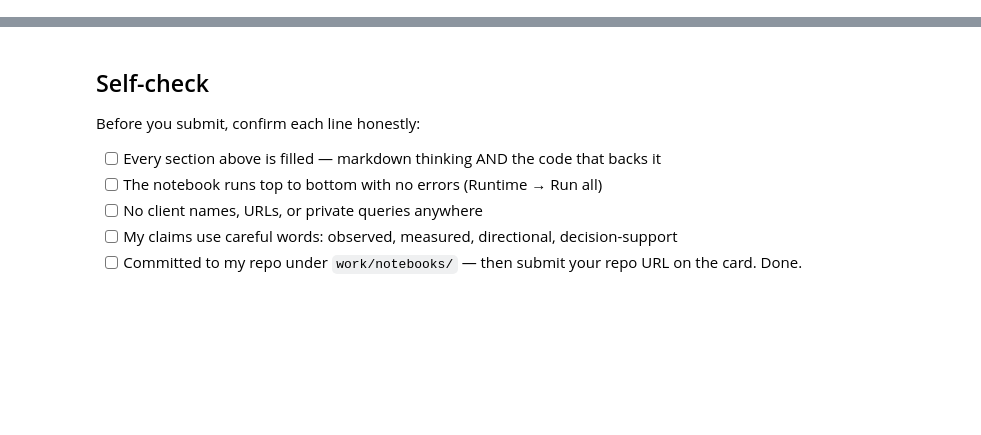
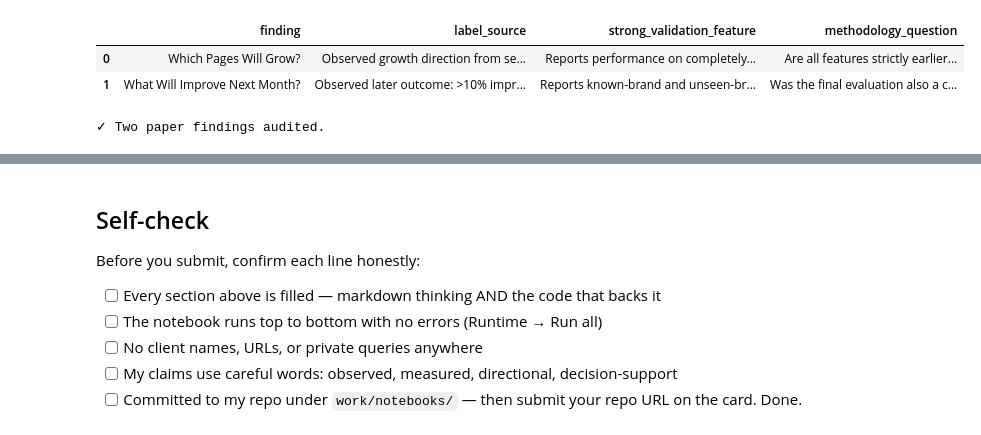
Before and after one commit to ShamKottish/FlyRankML, a Jupyter notebook: work/notebooks/w06_validation_audit.ipynb, the cells around one changed output, grey strips where cells are left out. Saved outputs shown, nothing was run; the diff lists cells and outputs as text; code cells hidden in the pictures; blank space fills up the shorter version.

```diff
--- a/work/notebooks/w06_validation_audit.ipynb
+++ b/work/notebooks/w06_validation_audit.ipynb
@@ -36,0 +311,42 @@ This skeleton is yours to fill. Work the sections **in order** — each one has
+# %%
+# This cell is for CODE (numbers, a query, a check).
+# Write your text answer in the cell ABOVE this one — typing sentences here breaks Run All.
+paper_audit = pd.DataFrame([
+    {
+        "finding": "Which Pages Will Grow?",
+        "label_source": (
+            "Observed growth direction from search-performance movement"
+        ),
+        "strong_validation_feature": (
+            "Reports performance on completely unseen brands"
+        ),
+        "methodology_question": (
+            "Are all features strictly earlier than the "
+            "growth-label window?"
+        ),
+    },
+    {
+        "finding": "What Will Improve Next Month?",
+        "label_source": (
+            "Observed later outcome: >10% improvement next month"
+        ),
+        "strong_validation_feature": (
+            "Reports known-brand and unseen-brand tests"
+        ),
+        "methodology_question": (
+            "Was the final evaluation also a chronological "
+            "future-time holdout?"
+        ),
+    },
+])
+
+display(paper_audit)
+
+assert len(paper_audit) == 2
+
+print("✓ Two paper findings audited.")
+# %% [output]
+|  | finding | label_source | strong_validation_feature | methodology_question |
+| 0 | Which Pages Will Grow? | Observed growth direction from se... | Reports performance on completely... | Are all features strictly earlier... |
+| 1 | What Will Improve Next Month? | Observed later outcome: >10% impr... | Reports known-brand and unseen-br... | Was the final evaluation also a c... |
+✓ Two paper findings audited.
```
Also changed, not shown: parts of 17 cells of this notebook.
